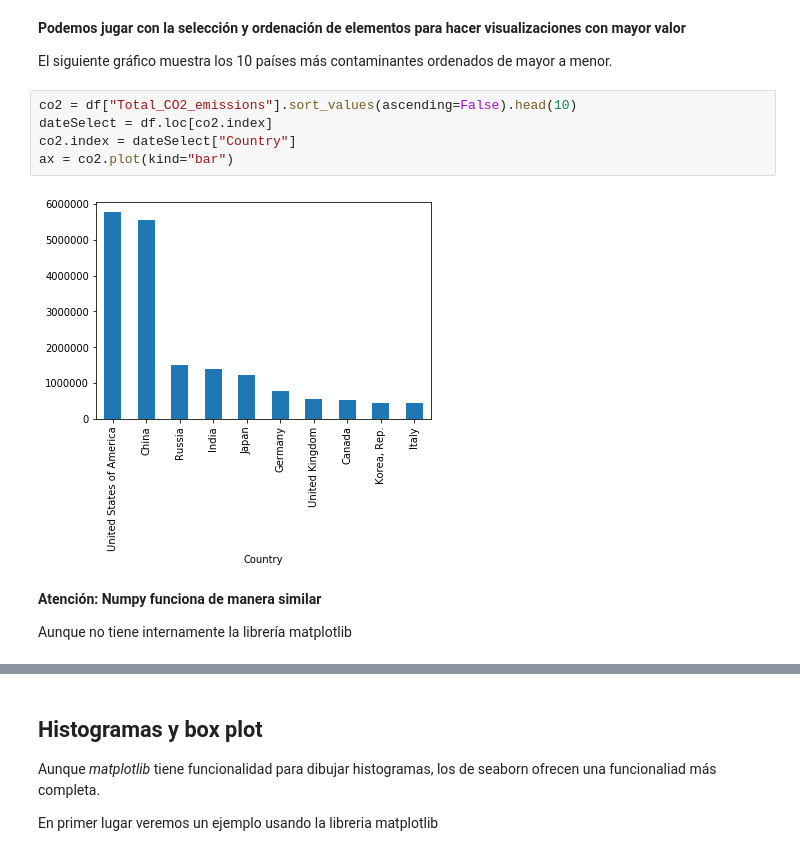
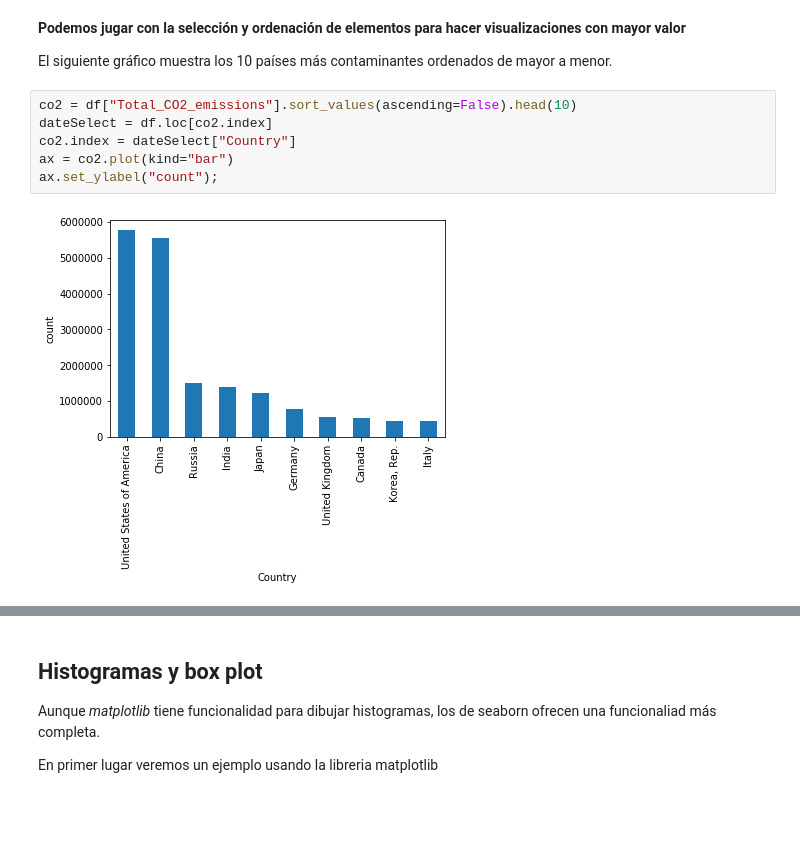
Before and after one commit to bmalcover/MADM2019, a Jupyter notebook: M2_2_Visualización_de_datos.ipynb, the cells around one changed output, grey strips where cells are left out. Cells and saved outputs as stored; diff of their text form; blank space fills up the shorter version.

```diff
--- a/M2_2_Visualización_de_datos.ipynb
+++ b/M2_2_Visualización_de_datos.ipynb
@@ -166,14 +149,11 @@ El siguiente gráfico muestra los 10 países más contaminantes ordenados de may
 # %%
 co2 = df["Total_CO2_emissions"].sort_values(ascending=False).head(10)
 dateSelect = df.loc[co2.index]
 co2.index = dateSelect["Country"]
 ax = co2.plot(kind="bar")
+ax.set_ylabel("count");
 # %% [output]
-[figure, old version]
+[figure, new version]
-# %% [markdown]
-**Atención: Numpy funciona de manera similar**
-
-Aunque no tiene internamente la librería matplotlib
 # %%
 import numpy as np
 import matplotlib.pyplot as plt
```
Also changed, not shown: parts of 21 cells of this notebook, 1 other file.
